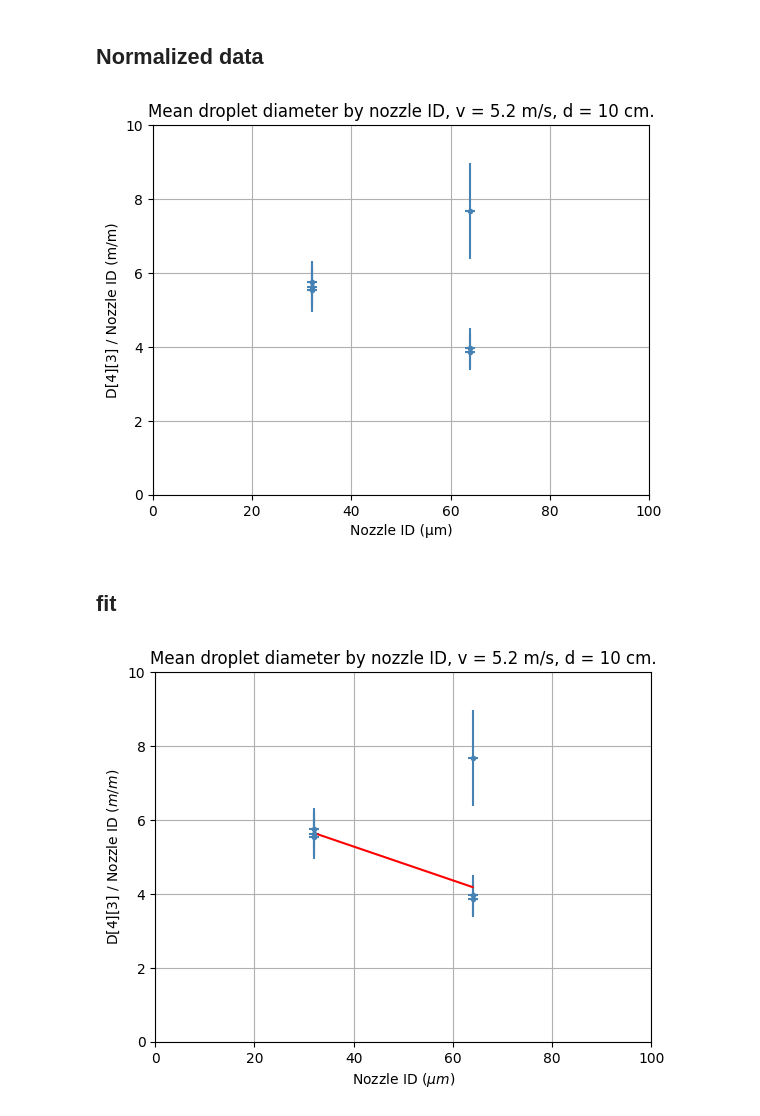
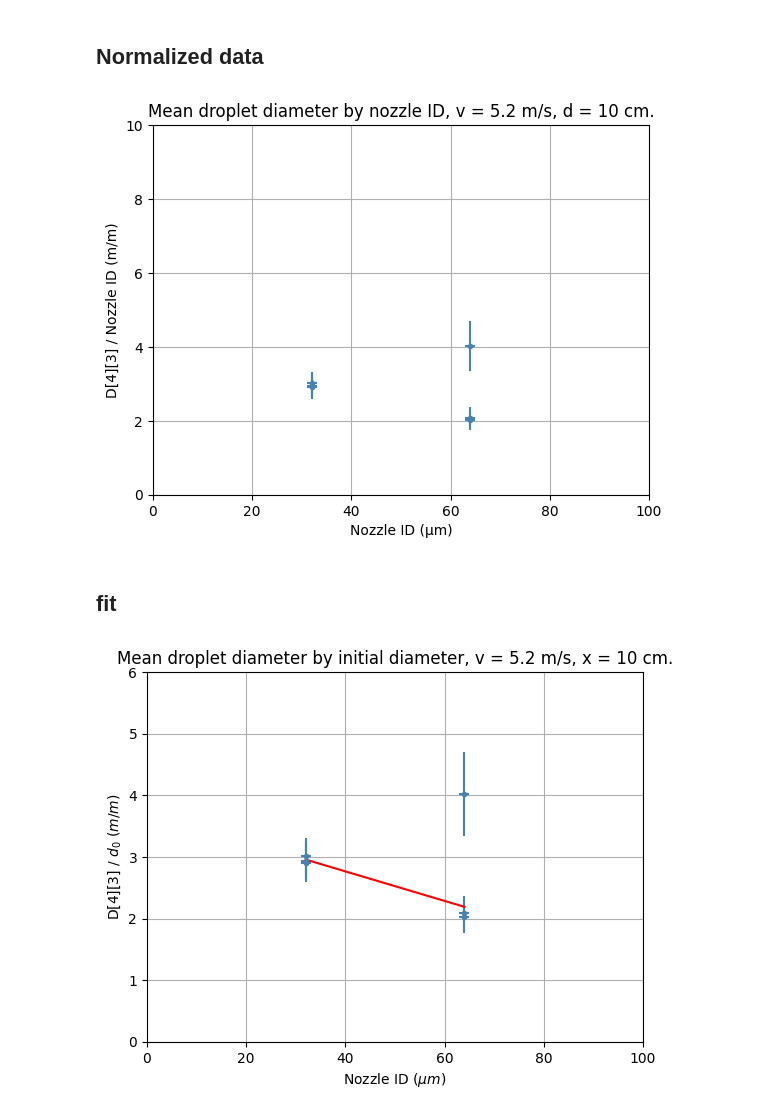
Before and after one commit to Trystan-Git/PNS-group-23--Dynamics-of-coalescence-events-in-spray-clouds, a Jupyter notebook: Data analysis/On data from June 10/measurements with nozzles.ipynb, the cells around one changed output. Saved outputs shown, nothing was run; the diff lists cells and outputs as text; code cells hidden in the pictures.

Commit message:
Update measurements with nozzles
I changed the normalization of some data using Plateau–Rayleigh breakage.

```diff
--- a/Data analysis/On data from June 10/measurements with nozzles.ipynb
+++ b/Data analysis/On data from June 10/measurements with nozzles.ipynb
@@ -36,11 +36,11 @@ plt.grid(True)
 # %%
 # devide the average by by the nozzle ID and you'll get a normalized ratio
 
-mean_diam_norm = [5.617770195, 5.761561394, 5.543947697, 3.855187655, 3.976372719, 7.684818745]
+mean_diam_norm = [2.94157, 3.01683, 2.90226, 2.01826, 2.08171, 4.02346]
 # %%
 
 # normalized error
-err_mean_diam_norm = [0.603648603, 0.560473442, 0.606073201, 0.489199638, 0.545893848, 1.302086]
+err_mean_diam_norm = [0.31605, 0.29344, 0.31732, 0.25612, 0.28581, 0.68173]
 # %%
 plt.figure()
 
@@ -55,7 +55,7 @@ plt.ylim(0, 10)
 
 plt.grid(True)
 # %% [output]
-[figure, old version]
+[figure, new version]
 # %% [markdown]
 ## fit
 # %%
@@ -72,19 +72,19 @@ fit_result = fit_model.fit(mean_diam_norm, x_fit=np.array(noz_ID), weights=err_m
 # %%
 plt.figure()
 
 plt.errorbar(noz_ID, mean_diam_norm, xerr=err_noz_ID, yerr=err_mean_diam_norm, fmt='.', color="steelblue")
 plt.plot(noz_ID, fit_result.best_fit, 'r-', color="red")
 
-plt.title(r"Mean droplet diameter by nozzle ID, v = 5.2 m/s, x = 10 cm.")
+plt.title(r"Mean droplet diameter by initial diameter, v = 5.2 m/s, x = 10 cm.")
 plt.xlabel(r"Nozzle ID ($\mu m$)")
-plt.ylabel(r"D[4][3] / Nozzle ID ($m/m$)")
+plt.ylabel(r"D[4][3] / $d_0$ ($m/m$)")
 
 plt.xlim(0, 100)
-plt.ylim(0, 10)
+plt.ylim(0, 6)
 
 plt.grid(True)
 # %% [output]
-[figure, old version]
+[figure, new version]
 # %%
 print(fit_result.fit_report())
 # %% [output]
```
Also changed, not shown: parts of 1 cell of this notebook.
